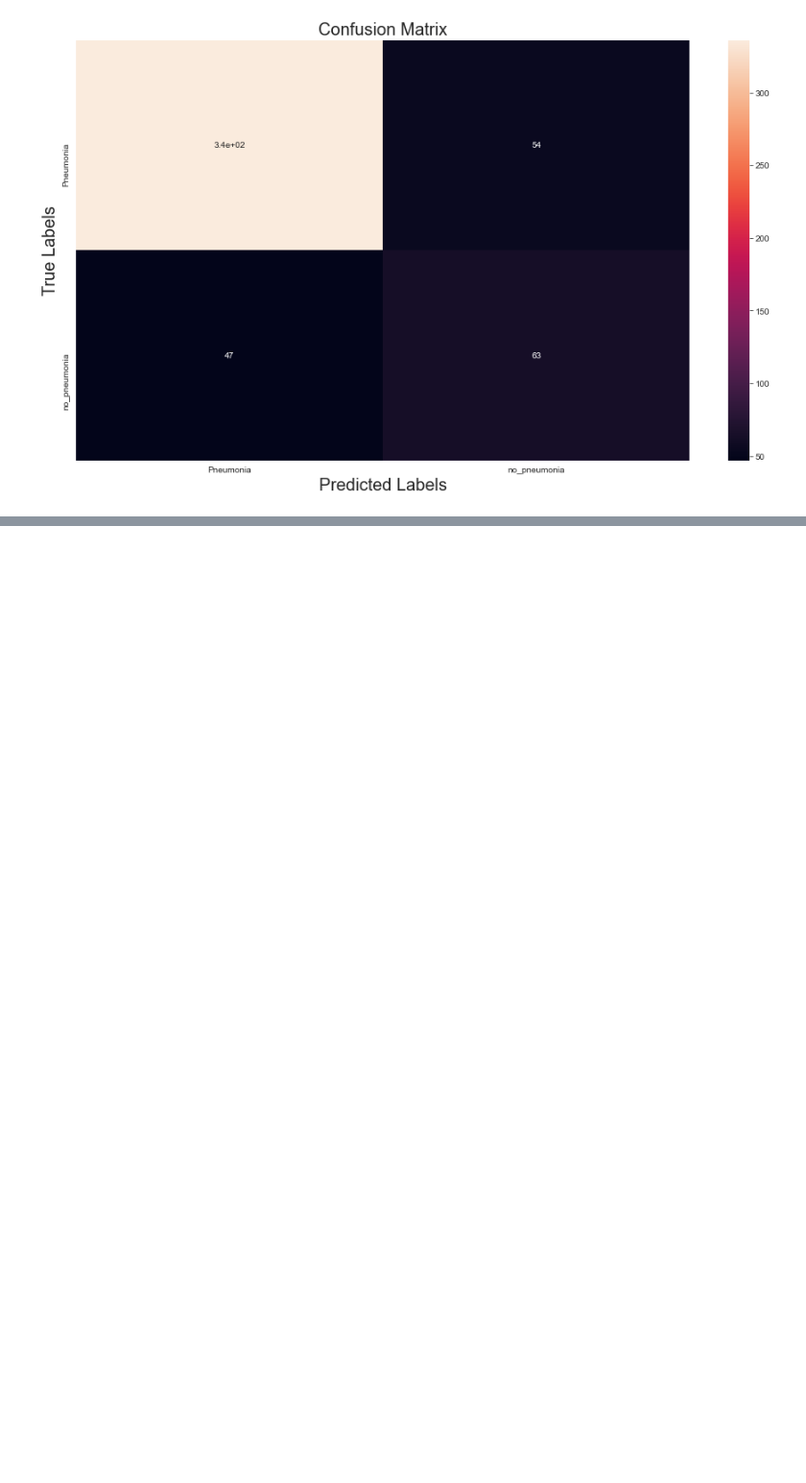
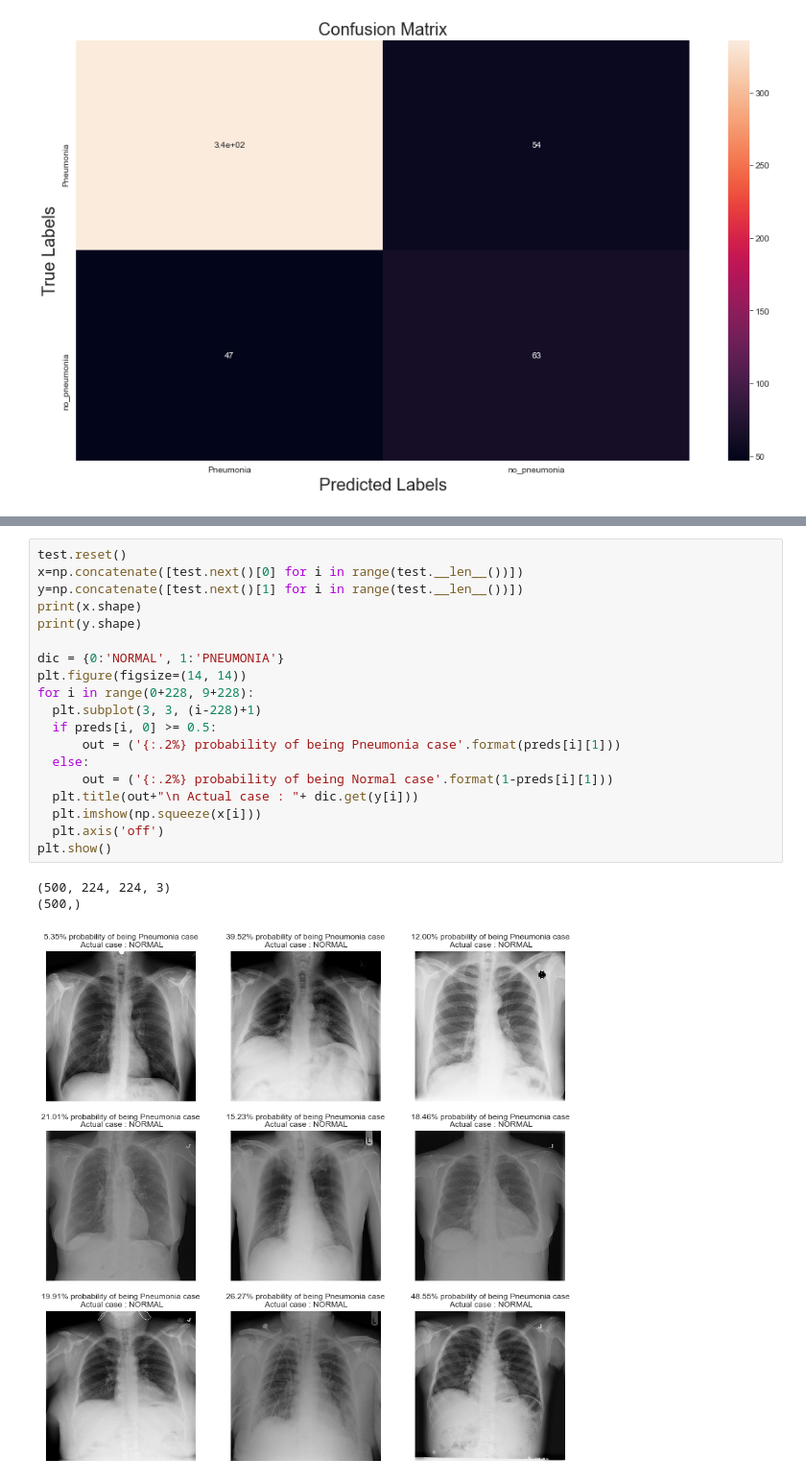
Before and after one commit to suryashankarbhat/machine-learning, a Jupyter notebook: final assignment submission.ipynb, the cells around one changed output, grey strips where cells are left out. Shown at 96% size. Drawn from its saved outputs; the diff is of its cells as text; blank space fills up the shorter version.

```diff
--- a/final assignment submission.ipynb
+++ b/final assignment submission.ipynb
@@ -399,0 +465,23 @@ Epoch 4/15
+# %%
+test.reset()
+x=np.concatenate([test.next()[0] for i in range(test.__len__())])
+y=np.concatenate([test.next()[1] for i in range(test.__len__())])
+print(x.shape)
+print(y.shape)
+
+dic = {0:'NORMAL', 1:'PNEUMONIA'}
+plt.figure(figsize=(14, 14))
+for i in range(0+228, 9+228):
+  plt.subplot(3, 3, (i-228)+1)
+  if preds[i, 0] >= 0.5:
+      out = ('{:.2%} probability of being Pneumonia case'.format(preds[i][1]))
+  else:
+      out = ('{:.2%} probability of being Normal case'.format(1-preds[i][1]))
+  plt.title(out+"\n Actual case : "+ dic.get(y[i]))
+  plt.imshow(np.squeeze(x[i]))
+  plt.axis('off')
+plt.show()
+# %% [output]
+(500, 224, 224, 3)
+(500,)
+[figure, added]
```
Also changed, not shown: parts of 5 cells of this notebook.
